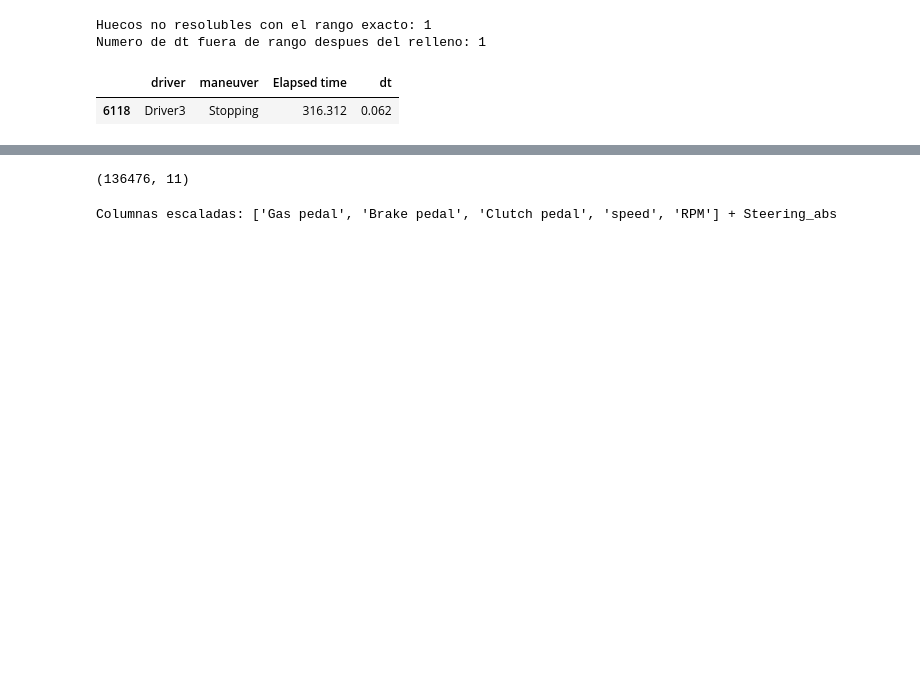
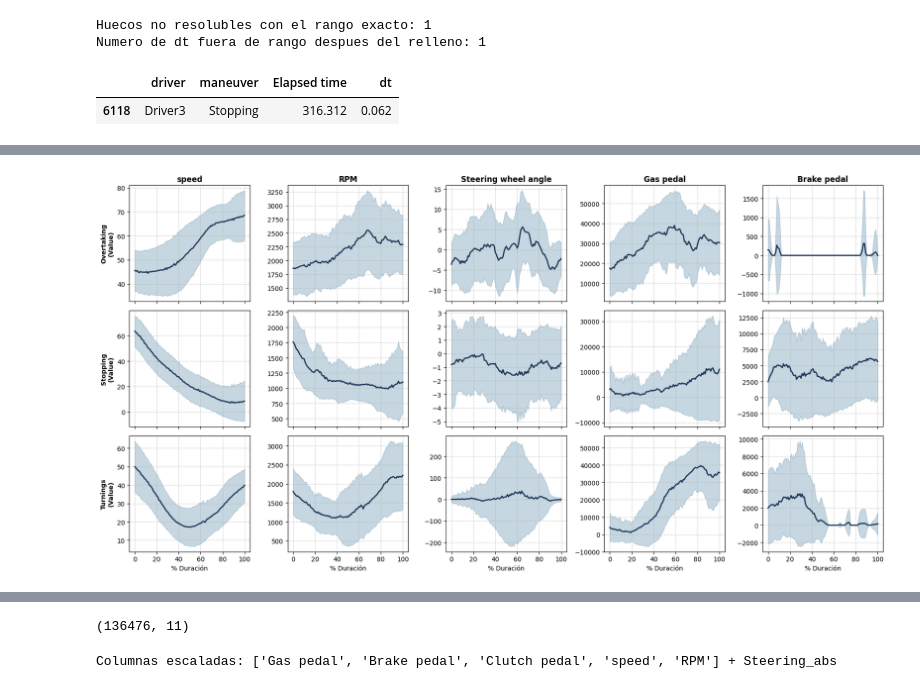
Before and after one commit to paumartin2407/fuzzy_system_ADAS, a Jupyter notebook: data_prep.ipynb, the cells around one changed output, grey strips where cells are left out. Saved outputs shown, nothing was run; the diff lists cells and outputs as text; code cells hidden in the pictures; blank space fills up the shorter version.

Commit message:
Añadir gráficas de tiempo reglas para frenado y giro

```diff
--- a/data_prep.ipynb
+++ b/data_prep.ipynb
@@ -253,0 +254,73 @@ plt.show()
+# %%
+import matplotlib.pyplot as plt
+import numpy as np
+
+# 1. Definir variables y maniobras
+vars_to_plot = ["speed", "RPM", "Steering wheel angle", "Gas pedal", "Brake pedal"]
+maneuvers = sorted(df_filtered["maneuver"].dropna().unique())
+plot_vars = [v for v in vars_to_plot if v in df_filtered.columns]
+
+# 2. Filtrar solo cuando la maniobra está activa y crear ID de instancia
+# Usamos un truco: cada vez que el flag cambia de 0 a 1, es una nueva ejecución
+df_active = df_filtered[df_filtered["Maneuver marker flag"] == 1].copy()
+# Identifica bloques contiguos de maniobra para no mezclar ejecuciones distintas
+df_active['instance_id'] = (df_active.groupby(['driver', 'maneuver'])['Elapsed time']
+                            .diff() > 1.0).cumsum()
+
+def normalize_time(group):
+    t = group["Elapsed time"]
+    group["pct_time"] = ((t - t.min()) / (t.max() - t.min())) * 100
+    return group
+
+# Aplicar normalización por cada ejecución individual
+df_norm = df_active.groupby(['driver', 'maneuver', 'instance_id'], group_keys=False).apply(normalize_time)
+
+# 3. Configurar la matriz de gráficos
+nrows = len(maneuvers)
+ncols = len(plot_vars)
+fig, axes = plt.subplots(nrows=nrows, ncols=ncols, figsize=(3.5 * ncols, 3 * nrows), sharex=True)
+
+# Asegurar que axes sea siempre una matriz 2D
+if nrows == 1: axes = [axes]
+if ncols == 1: axes = [[ax] for ax in axes]
+
+# 4. Generar los gráficos
+for i, man in enumerate(maneuvers):
+    data_m = df_norm[df_norm["maneuver"] == man]
+
+    # Agrupamos por porcentaje de tiempo (redondeado para tener puntos discretos)
+    data_m["time_bin"] = data_m["pct_time"].round()
+
+    # Calculamos media y desviación estándar
+    summary = data_m.groupby("time_bin")[plot_vars].agg(["mean", "std"])
+
+    for j, var in enumerate(plot_vars):
+        ax = axes[i][j]
+
+        # Datos para el eje X (0-100%) y eje Y (media)
+        x = summary.index
+        mean_val = summary[(var, "mean")]
+        std_val = summary[(var, "std")]
+
+        # Dibujar línea de la media
+        ax.plot(x, mean_val, color="#1d3557", lw=2, label="Media")
+
+        # Dibujar sombra de la desviación estándar (variabilidad entre conductores/ejecuciones)
+        ax.fill_between(x, mean_val - std_val, mean_val + std_val, color="#457b9d", alpha=0.3)
+
+        # Formateo
+        if i == 0:
+            ax.set_title(var, fontweight='bold')
+        if j == 0:
+            ax.set_ylabel(f"{man}\n(Value)", fontweight='bold')
+        if i == nrows - 1:
+            ax.set_xlabel("% Duración")
+
+        ax.grid(True, linestyle='--', alpha=0.6)
+
+
+
+plt.tight_layout()
+plt.savefig("perfiles_temporales_maniobras.png", dpi=300)
+plt.show()
+# %% [output]
@@ -254,3 +342,4 @@ plt.show()
+[figure, added]
 # %%
 # Comprueba si hay Gear == -1 en maniobra Stopping
 mask_gear_neg = (df_filtered["Gear"].astype("Int64") == -1)
```
Also changed, not shown: parts of 9 cells of this notebook, 3 other files.
